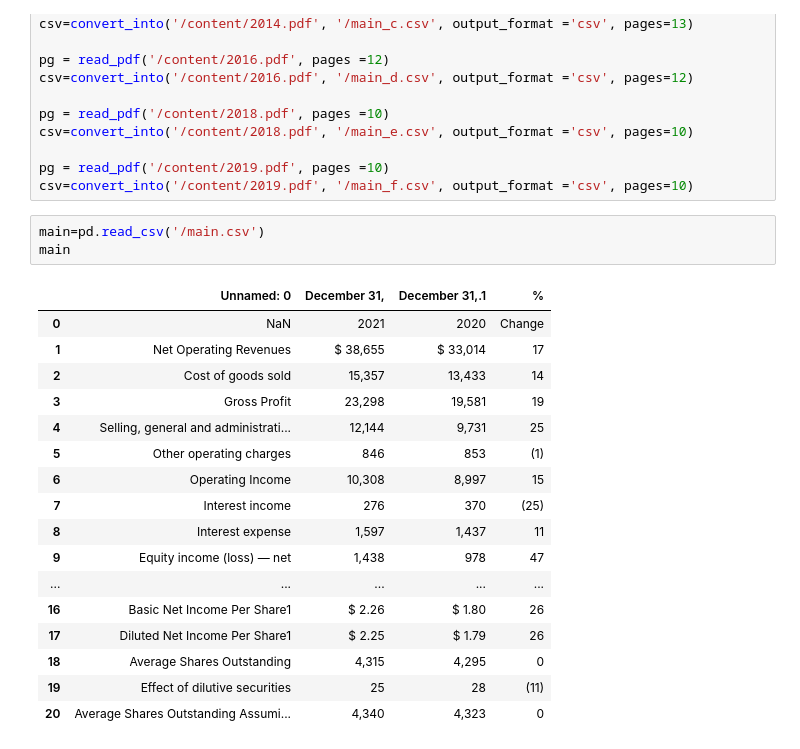
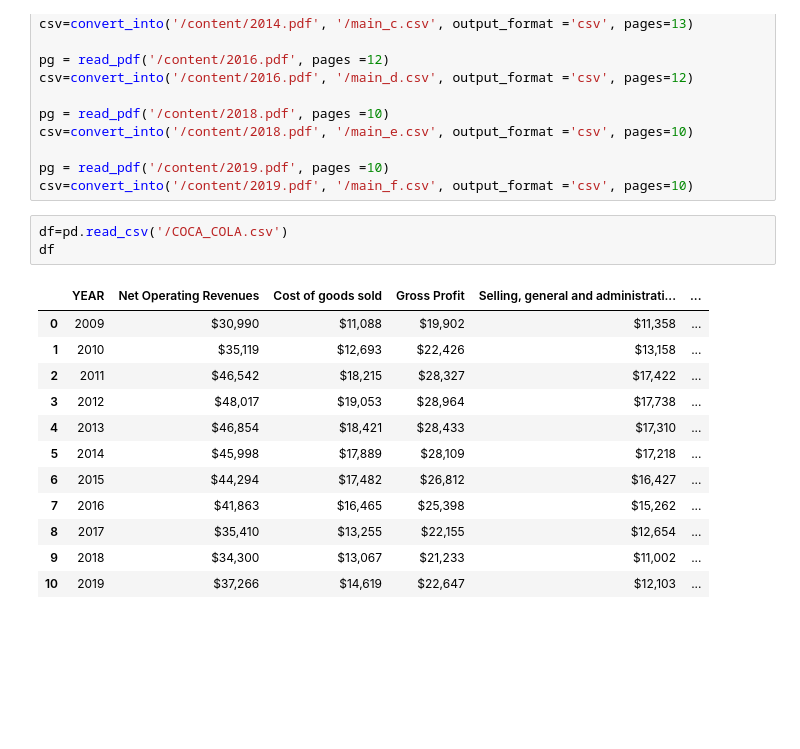
Before and after one commit to B-Karis/B-Karis, a Jupyter notebook: coca_cola.ipynb, the cells around one changed output. Drawn from its saved outputs; the diff is of its cells as text; blank space fills up the shorter version.

```diff
--- a/coca_cola.ipynb
+++ b/coca_cola.ipynb
@@ -83,23 +72,18 @@ csv=convert_into('/content/2018.pdf', '/main_e.csv', output_format ='csv', pages
 pg = read_pdf('/content/2019.pdf', pages =10)
 csv=convert_into('/content/2019.pdf', '/main_f.csv', output_format ='csv', pages=10)
 # %%
-main=pd.read_csv('/main.csv')
-main
+df=pd.read_csv('/COCA_COLA.csv')
+df
 # %% [output]
-|  | Unnamed: 0 | December 31, | December 31,.1 | % |
-| 0 | NaN | 2021 | 2020 | Change |
-| 1 | Net Operating Revenues | $ 38,655 | $ 33,014 | 17 |
-| 2 | Cost of goods sold | 15,357 | 13,433 | 14 |
-| 3 | Gross Profit | 23,298 | 19,581 | 19 |
-| 4 | Selling, general and administrati... | 12,144 | 9,731 | 25 |
-| 5 | Other operating charges | 846 | 853 | (1) |
-| 6 | Operating Income | 10,308 | 8,997 | 15 |
-| 7 | Interest income | 276 | 370 | (25) |
-| 8 | Interest expense | 1,597 | 1,437 | 11 |
-| 9 | Equity income (loss) — net | 1,438 | 978 | 47 |
-| ... | ... | ... | ... | ... |
-| 16 | Basic Net Income Per Share1 | $ 2.26 | $ 1.80 | 26 |
-| 17 | Diluted Net Income Per Share1 | $ 2.25 | $ 1.79 | 26 |
-| 18 | Average Shares Outstanding | 4,315 | 4,295 | 0 |
-| 19 | Effect of dilutive securities | 25 | 28 | (11) |
-| 20 | Average Shares Outstanding Assumi... | 4,340 | 4,323 | 0 |
+|  | YEAR | Net Operating Revenues | Cost of goods sold | Gross Profit | Selling, general and administrati... | ... |
+| 0 | 2009 | $30,990 | $11,088 | $19,902 | $11,358 | ... |
+| 1 | 2010 | $35,119 | $12,693 | $22,426 | $13,158 | ... |
+| 2 | 2011 | $46,542 | $18,215 | $28,327 | $17,422 | ... |
+| 3 | 2012 | $48,017 | $19,053 | $28,964 | $17,738 | ... |
+| 4 | 2013 | $46,854 | $18,421 | $28,433 | $17,310 | ... |
+| 5 | 2014 | $45,998 | $17,889 | $28,109 | $17,218 | ... |
+| 6 | 2015 | $44,294 | $17,482 | $26,812 | $16,427 | ... |
+| 7 | 2016 | $41,863 | $16,465 | $25,398 | $15,262 | ... |
+| 8 | 2017 | $35,410 | $13,255 | $22,155 | $12,654 | ... |
+| 9 | 2018 | $34,300 | $13,067 | $21,233 | $11,002 | ... |
+| 10 | 2019 | $37,266 | $14,619 | $22,647 | $12,103 | ... |
```
Also changed, not shown: parts of 16 cells of this notebook.
